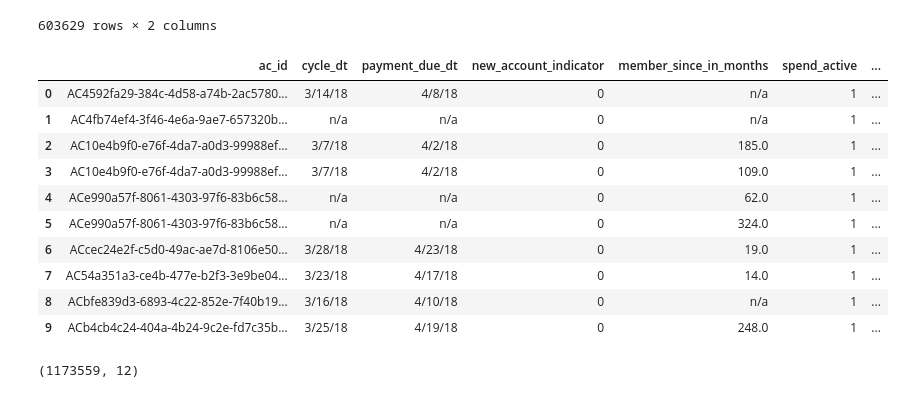
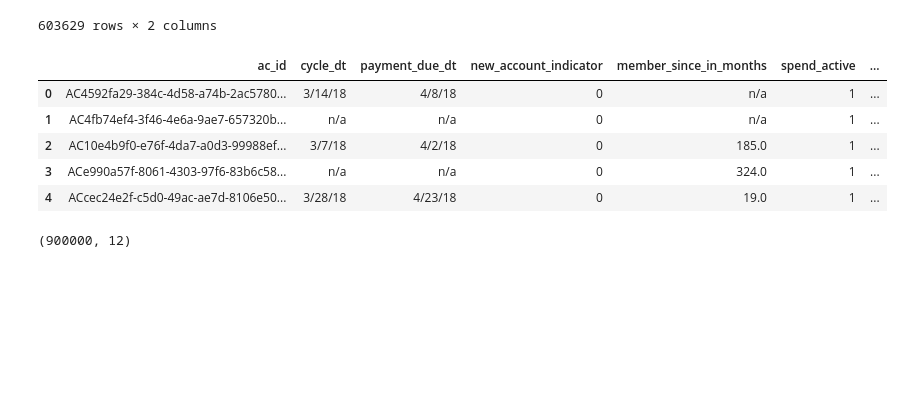
Before and after one commit to jane-z-zou/Arrival-Probability, a Jupyter notebook: Amex_EDA.ipynb, the cells around one changed output. Cells and saved outputs as stored; diff of their text form; code cells hidden in the pictures; blank space fills up the shorter version.

```diff
--- a/Amex_EDA.ipynb
+++ b/Amex_EDA.ipynb
@@ -189,0 +191,5 @@ df4_check.sort_values('count', ascending=False)
+# %%
+grouped_df = df4.groupby("ac_id")
+maximums = grouped_df.max()
+maximums = maximums.reset_index()
+maximums
@@ -189,0 +227,5 @@ df4_check.sort_values('count', ascending=False)
+# %%
+#What!? People with "member since" that is negative? How do we wanna deal?
+#Make them all 0?
+maximums[maximums['member_since_in_months'] < 0] = 0
+maximums.sort_values('member_since_in_months', ascending=False)
@@ -460,27 +518,23 @@ updated_wp2
 from functools import reduce
 # %%
 #define list of DataFrames
-dfs = [df1, df2, df3, df4, df5, df6, df7, df8, df9, updated_wp1, updated_wp2]
+#Replace df4 with maximums
+dfs = [df1, df2, df3, maximums, df5, df6, df7, df8, df9, updated_wp1, updated_wp2]
 # %%
 #merge all DataFrames into one
 final_df = reduce(lambda  left,right: pd.merge(left,right,on=['ac_id'],
-                                               how='outer'), dfs).fillna('n/a')
+                                               how='left'), dfs).fillna('n/a')
 # %%
-final_df.head(10)
+final_df.head()
 # %% [output]
 |  | ac_id | cycle_dt | payment_due_dt | new_account_indicator | member_since_in_months | spend_active | ... |
 | 0 | AC4592fa29-384c-4d58-a74b-2ac5780... | 3/14/18 | 4/8/18 | 0 | n/a | 1 | ... |
 | 1 | AC4fb74ef4-3f46-4e6a-9ae7-657320b... | n/a | n/a | 0 | n/a | 1 | ... |
 | 2 | AC10e4b9f0-e76f-4da7-a0d3-99988ef... | 3/7/18 | 4/2/18 | 0 | 185.0 | 1 | ... |
-| 3 | AC10e4b9f0-e76f-4da7-a0d3-99988ef... | 3/7/18 | 4/2/18 | 0 | 109.0 | 1 | ... |
-| 4 | ACe990a57f-8061-4303-97f6-83b6c58... | n/a | n/a | 0 | 62.0 | 1 | ... |
-| 5 | ACe990a57f-8061-4303-97f6-83b6c58... | n/a | n/a | 0 | 324.0 | 1 | ... |
-| 6 | ACcec24e2f-c5d0-49ac-ae7d-8106e50... | 3/28/18 | 4/23/18 | 0 | 19.0 | 1 | ... |
-| 7 | AC54a351a3-ce4b-477e-b2f3-3e9be04... | 3/23/18 | 4/17/18 | 0 | 14.0 | 1 | ... |
-| 8 | ACbfe839d3-6893-4c22-852e-7f40b19... | 3/16/18 | 4/10/18 | 0 | n/a | 1 | ... |
-| 9 | ACb4cb4c24-404a-4b24-9c2e-fd7c35b... | 3/25/18 | 4/19/18 | 0 | 248.0 | 1 | ... |
+| 3 | ACe990a57f-8061-4303-97f6-83b6c58... | n/a | n/a | 0 | 324.0 | 1 | ... |
+| 4 | ACcec24e2f-c5d0-49ac-ae7d-8106e50... | 3/28/18 | 4/23/18 | 0 | 19.0 | 1 | ... |
 # %%
 final_df.shape
 # %% [output]
-(1173559, 12)
+(900000, 12)
 # %%
```
Also changed, not shown: parts of 34 cells of this notebook.
